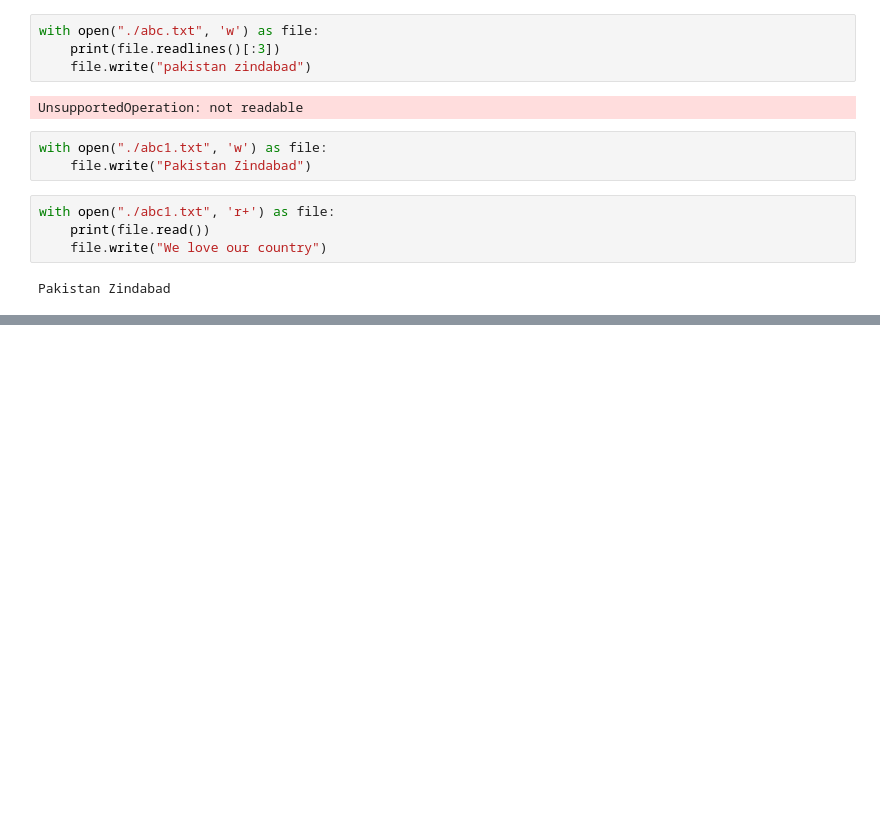
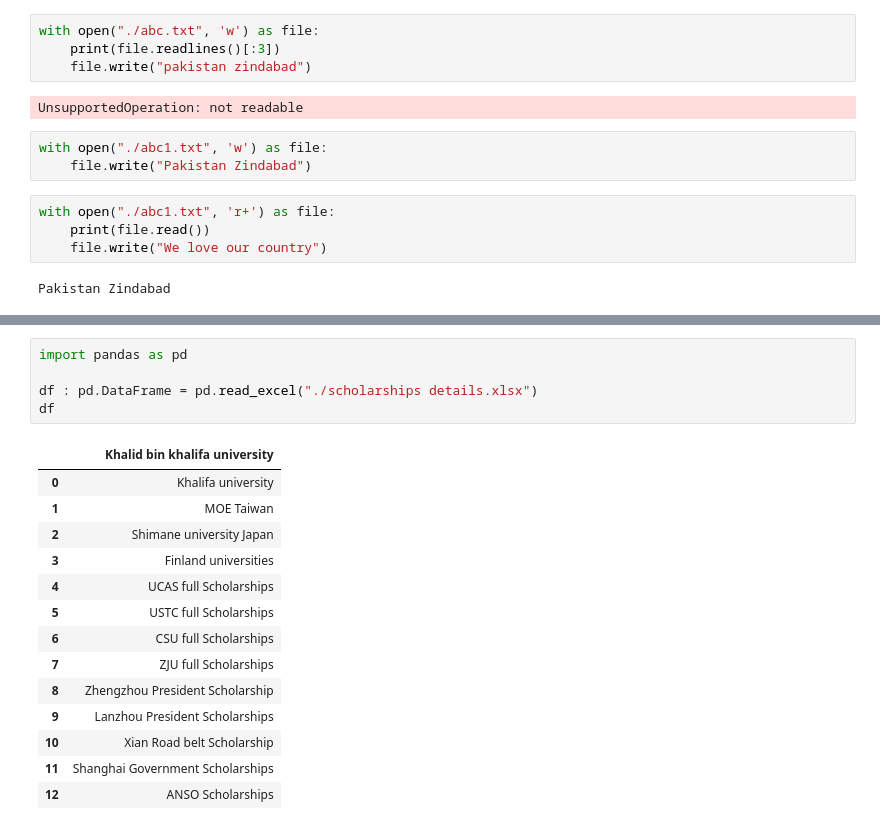
Before and after one commit to ahmad-tayyab/learn-python, a Jupyter notebook: class12(Error_Handling)/class12.ipynb, the cells around one changed output, grey strips where cells are left out. Cells and saved outputs as stored; diff of their text form; blank space fills up the shorter version.

```diff
--- a/class12(Error_Handling)/class12.ipynb
+++ b/class12(Error_Handling)/class12.ipynb
@@ -238,0 +381,20 @@ with open("./abc1.txt", 'r+') as file:
+# %%
+import pandas as pd
+
+df : pd.DataFrame = pd.read_excel("./scholarships details.xlsx")
+df
+# %% [output]
+|  | Khalid bin khalifa university |
+| 0 | Khalifa university |
+| 1 | MOE Taiwan |
+| 2 | Shimane university Japan |
+| 3 | Finland universities |
+| 4 | UCAS full Scholarships |
+| 5 | USTC full Scholarships |
+| 6 | CSU full Scholarships |
+| 7 | ZJU full Scholarships |
+| 8 | Zhengzhou President Scholarship |
+| 9 | Lanzhou President Scholarships |
+| 10 | Xian Road belt Scholarship |
+| 11 | Shanghai Government Scholarships |
+| 12 | ANSO Scholarships |
```
Also changed, not shown: parts of 16 cells of this notebook, 10 other files.
